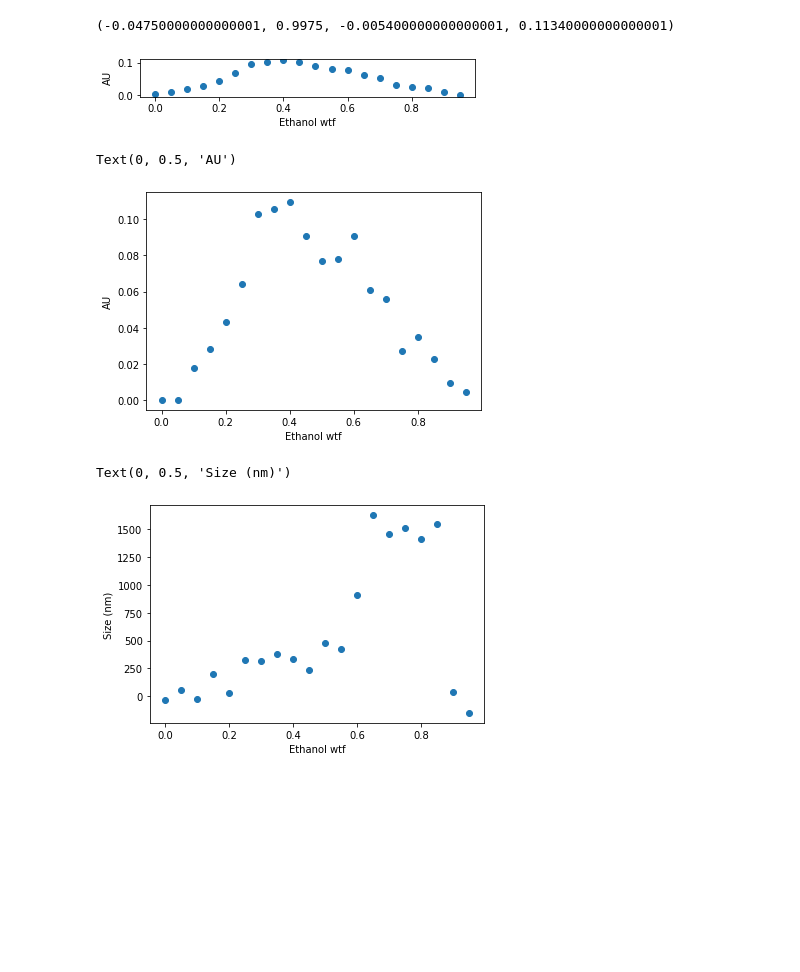
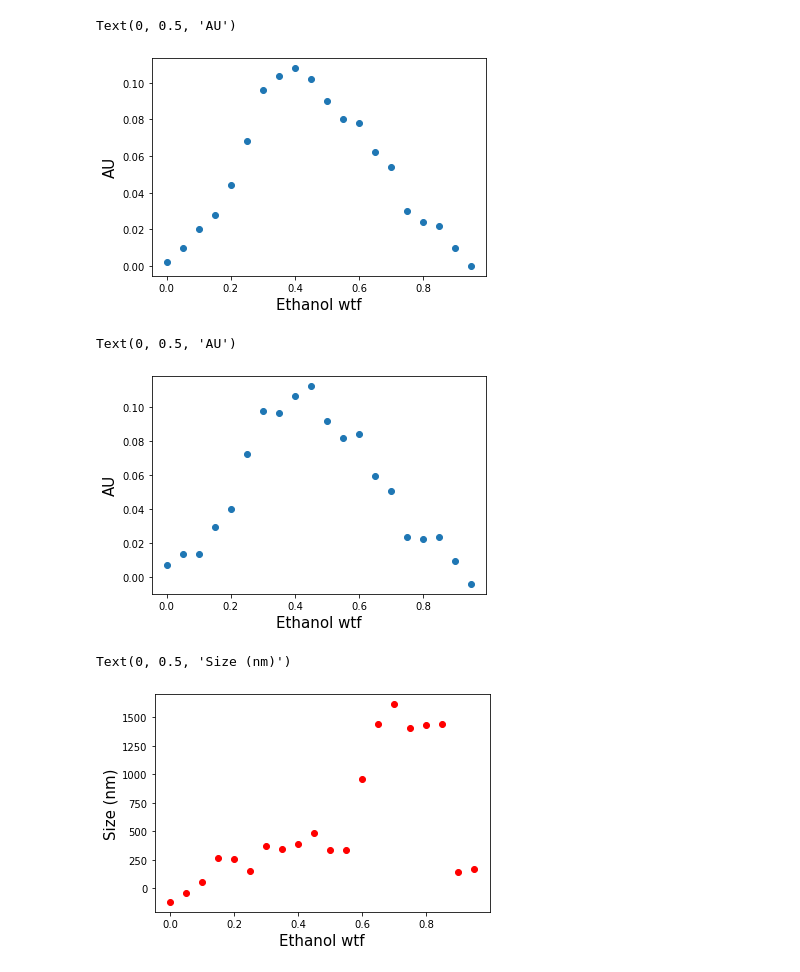
Before and after one commit to pozzo-research-group/OT2Protocols, a Jupyter notebook: ot2protocol/Ouzo_OT2_Sampling/Making Graphics.ipynb, the cells around one changed output. Drawn from its saved outputs; the diff is of its cells as text; code cells hidden in the pictures; blank space fills up the shorter version.

```diff
--- a/ot2protocol/Ouzo_OT2_Sampling/Making Graphics.ipynb
+++ b/ot2protocol/Ouzo_OT2_Sampling/Making Graphics.ipynb
@@ -4,15 +4,14 @@ import numpy as np
 # %%
 # For by OT2 uv vis
 ethanol = np.arange(0,1,0.05)
 absorbance = np.asarray([0.01,0.05,0.1,0.14,0.22,0.34,0.48,0.52,0.54,0.51,0.45,0.40,0.39,0.31,0.27,0.15,0.12,0.11,0.05,0])*0.2
 fig, ax = plt.subplots(1)
 ax.scatter(ethanol,absorbance)
-ax.set_xlabel('Ethanol wtf')
-ax.set_ylabel('AU')
-plt.axis('scaled')
+ax.set_xlabel('Ethanol wtf',fontsize=15)
+ax.set_ylabel('AU',fontsize=15)
 # %% [output]
-(-0.04750000000000001, 0.9975, -0.005400000000000001, 0.11340000000000001)
+Text(0, 0.5, 'AU')
-[figure, old version]
+[figure, new version]
 # %%
 # For Hand UV-Vis
 ethanol = np.arange(0,1,0.05)
@@ -21,11 +20,11 @@ fig, ax = plt.subplots(1)
 noise = np.random.normal(0,0.005,len(absorbance))
 noisy_absorbance = absorbance+noise
 ax.scatter(ethanol,noisy_absorbance)
-ax.set_xlabel('Ethanol wtf')
-ax.set_ylabel('AU')
+ax.set_xlabel('Ethanol wtf',fontsize=15)
+ax.set_ylabel('AU',fontsize=15)
 # %% [output]
 Text(0, 0.5, 'AU')
-[figure, old version]
+[figure, new version]
 # %%
 # For OT2 DLS, expect an increase in DLS size quality then a drop
 ethanol_DLS = np.arange(0,1,0.05)
@@ -33,12 +32,12 @@ absorbance_DLS = np.asarray([0.01,0.15,0.18,0.22,0.23,0.34,0.48,0.52,0.54,0.54,.
 fig, ax = plt.subplots(1)
 noise = np.random.normal(0,100,len(absorbance_DLS))
 noisy_absorbance = absorbance_DLS+noise
-ax.scatter(ethanol_DLS,noisy_absorbance)
-ax.set_xlabel('Ethanol wtf')
-ax.set_ylabel('Size (nm)')
+ax.scatter(ethanol_DLS,noisy_absorbance, color='r')
+ax.set_xlabel('Ethanol wtf',fontsize=15)
+ax.set_ylabel('Size (nm)',fontsize=15)
 # %% [output]
 Text(0, 0.5, 'Size (nm)')
-[figure, old version]
+[figure, new version]
 # %%
 # For Hand DLS, expect an increase in DLS size quality then a drop
 ethanol_DLS = np.arange(0,1,0.05)
```
Also changed, not shown: parts of 1 cell of this notebook, 4 other files.
